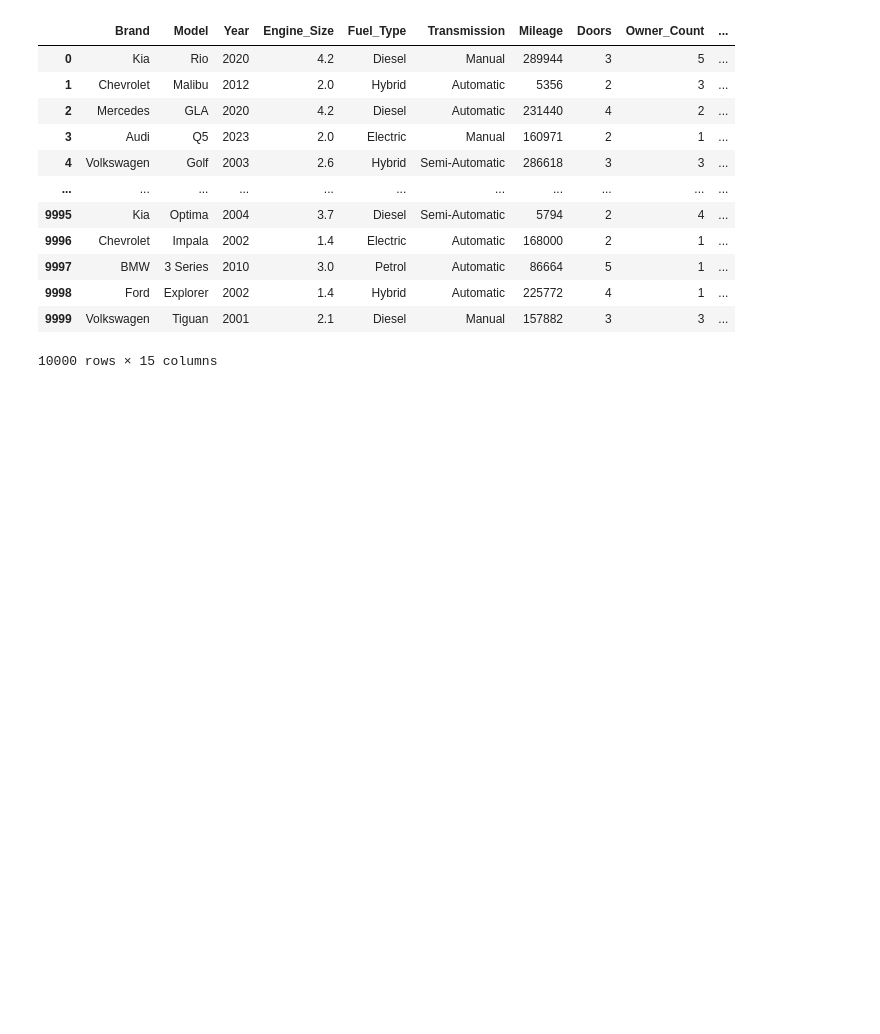
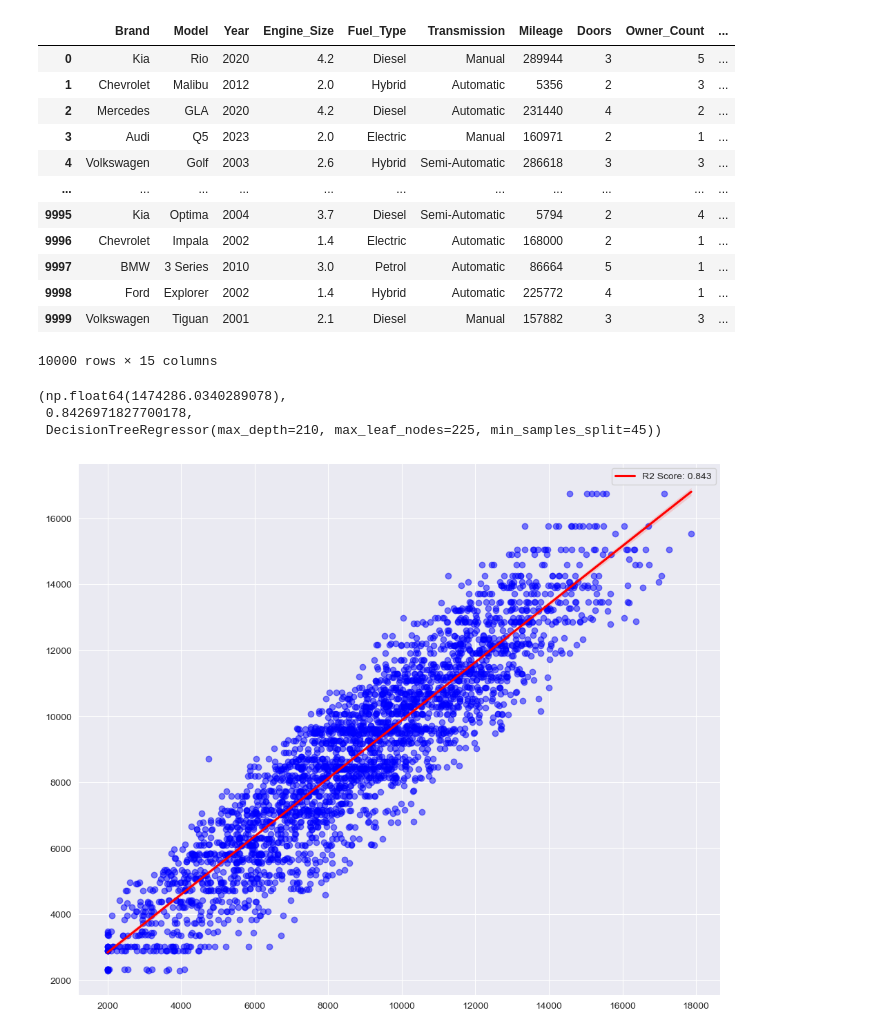
Before and after one commit to EmilianoDeLaGarzaVillarreal/CarPriceAnalysis, a Jupyter notebook: sample.ipynb, the cells around one changed output. Drawn from its saved outputs; the diff is of its cells as text; code cells hidden in the pictures; blank space fills up the shorter version.

Commit message:
Added Machine Learning Predictor using Sklearn

```diff
--- a/sample.ipynb
+++ b/sample.ipynb
@@ -284,3 +291,46 @@ df
 | 9998 | Ford | Explorer | 2002 | 1.4 | Hybrid | Automatic | 225772 | 4 | 1 | ... |
 | 9999 | Volkswagen | Tiguan | 2001 | 2.1 | Diesel | Manual | 157882 | 3 | 3 | ... |
 10000 rows × 15 columns
+# %%
+features = ["Year", "Engine_Size", "Mileage"]
+norm_features = ["Norm_Year", "Norm_Engine_Size", "Norm_Mileage"]
+target = ["Price"]
+# %%
+X_train, X_test, y_train, y_test = train_test_split(df[features], df[target].values.ravel(), test_size=0.3, random_state=1)
+# %%
+min_MSE = 0
+max_Rsq = 0
+save = 0
+for i in range(100):
+    model = DecisionTreeRegressor(max_depth=10+i*10, max_leaf_nodes=25+i*10, min_samples_split=5+i*2)
+    model.fit(X_train,y_train)
+    y_predict = model.predict(X_test)
+    MSE = mean_squared_error(y_test, y_predict)
+    Rsq = r2_score(y_test, y_predict)
+    residuals = y_test - y_predict
+    if i == 0 or (MSE < min_MSE and Rsq > max_Rsq):
+        save = model
+        min_MSE = MSE
+        max_Rsq = Rsq
+save
+y_predict = save.predict(X_test)
+MSE = mean_squared_error(y_test, y_predict)
+Rsq = r2_score(y_test, y_predict)
+residuals = y_test - y_predict
+(MSE, Rsq, save)
+# %% [output]
+(np.float64(1474286.0340289078),
+ 0.8426971827700178,
+ DecisionTreeRegressor(max_depth=210, max_leaf_nodes=225, min_samples_split=45))
+# %%
+plt.close()
+fig, ax = plt.subplots(figsize=(12,10))
+
+line1 = sns.regplot(x=y_test, y=y_predict, line_kws={'color':'red'}, label='R2 Score: ' + str(round(Rsq,3)), scatter=False)
+ax.scatter(y_test, y_predict, alpha=0.5, c='blue')
+
+ax.legend()
+
+plt.show()
+# %% [output]
+[figure, added]
```
Also changed, not shown: parts of 4 cells of this notebook.
